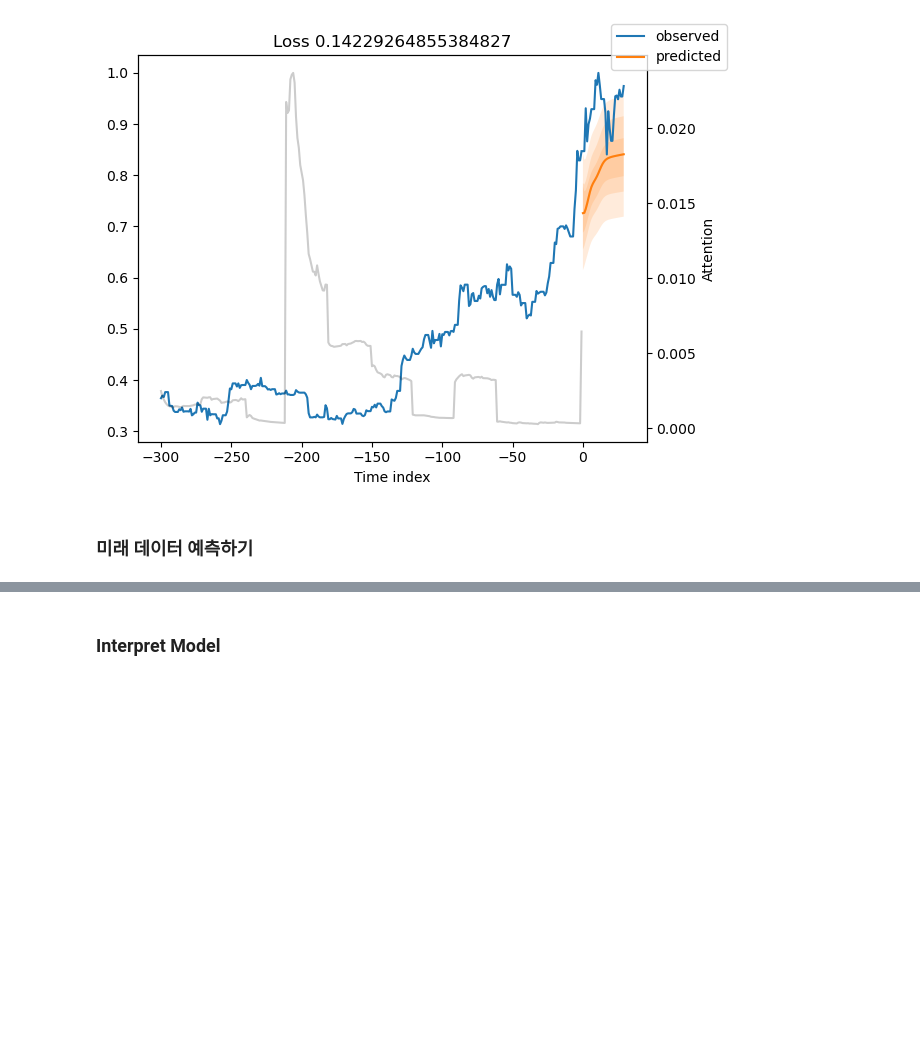
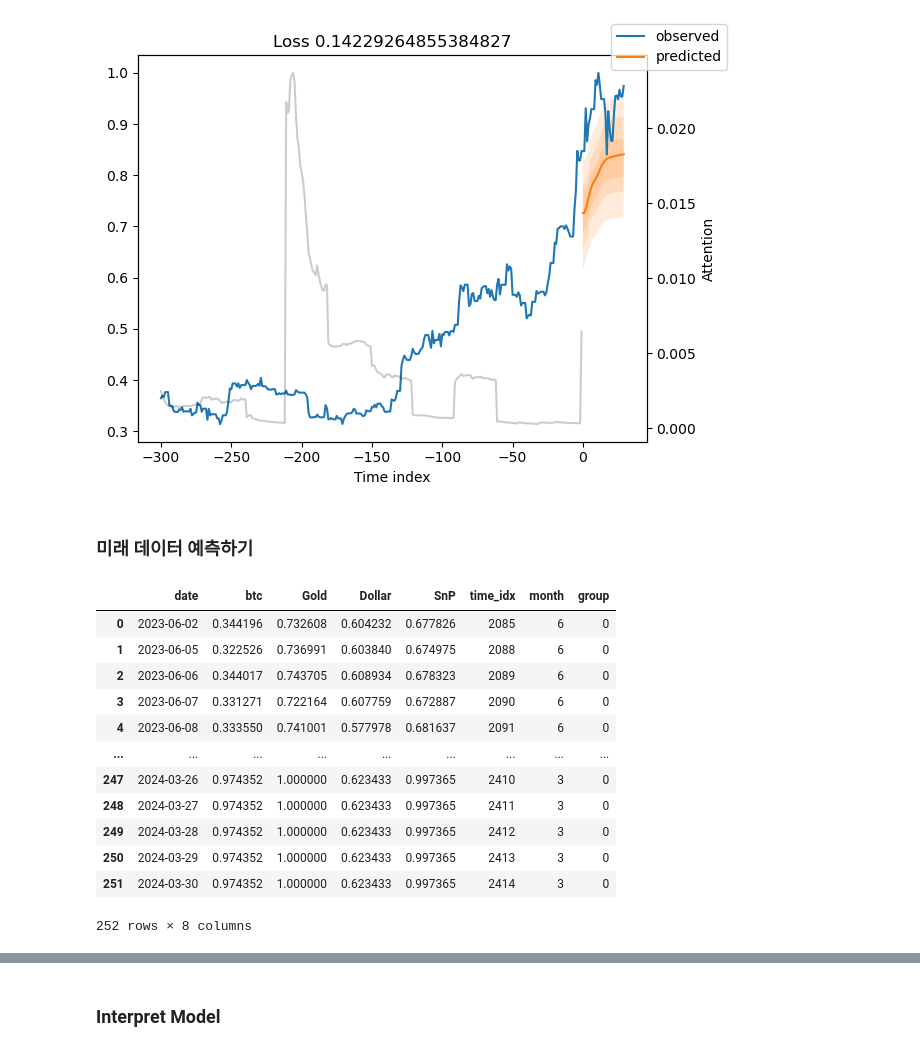
Before and after one commit to zeeenoo11/KDT05_Web_Coin_Project, a Jupyter notebook: JJW/07_forecasting_test.ipynb, the cells around one changed output, grey strips where cells are left out. Drawn from its saved outputs; the diff is of its cells as text; code cells hidden in the pictures; blank space fills up the shorter version.

```diff
--- a/JJW/07_forecasting_test.ipynb
+++ b/JJW/07_forecasting_test.ipynb
@@ -356,3 +383,19 @@ decoder_data["month"] = decoder_data.date.dt.month.astype(str).astype("category"
 
 # combine encoder and decoder data
 new_prediction_data = pd.concat([encoder_data, decoder_data], ignore_index=True)
+# %%
+new_prediction_data
+# %% [output]
+|  | date | btc | Gold | Dollar | SnP | time_idx | month | group |
+| 0 | 2023-06-02 | 0.344196 | 0.732608 | 0.604232 | 0.677826 | 2085 | 6 | 0 |
+| 1 | 2023-06-05 | 0.322526 | 0.736991 | 0.603840 | 0.674975 | 2088 | 6 | 0 |
+| 2 | 2023-06-06 | 0.344017 | 0.743705 | 0.608934 | 0.678323 | 2089 | 6 | 0 |
+| 3 | 2023-06-07 | 0.331271 | 0.722164 | 0.607759 | 0.672887 | 2090 | 6 | 0 |
+| 4 | 2023-06-08 | 0.333550 | 0.741001 | 0.577978 | 0.681637 | 2091 | 6 | 0 |
+| ... | ... | ... | ... | ... | ... | ... | ... | ... |
+| 247 | 2024-03-26 | 0.974352 | 1.000000 | 0.623433 | 0.997365 | 2410 | 3 | 0 |
+| 248 | 2024-03-27 | 0.974352 | 1.000000 | 0.623433 | 0.997365 | 2411 | 3 | 0 |
+| 249 | 2024-03-28 | 0.974352 | 1.000000 | 0.623433 | 0.997365 | 2412 | 3 | 0 |
+| 250 | 2024-03-29 | 0.974352 | 1.000000 | 0.623433 | 0.997365 | 2413 | 3 | 0 |
+| 251 | 2024-03-30 | 0.974352 | 1.000000 | 0.623433 | 0.997365 | 2414 | 3 | 0 |
+252 rows × 8 columns
```
Also changed, not shown: parts of 11 cells of this notebook, 34 other files.
